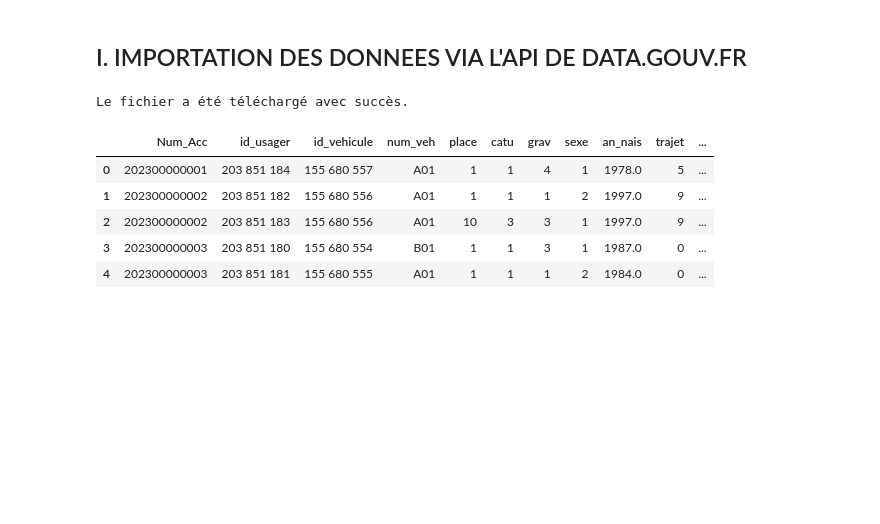
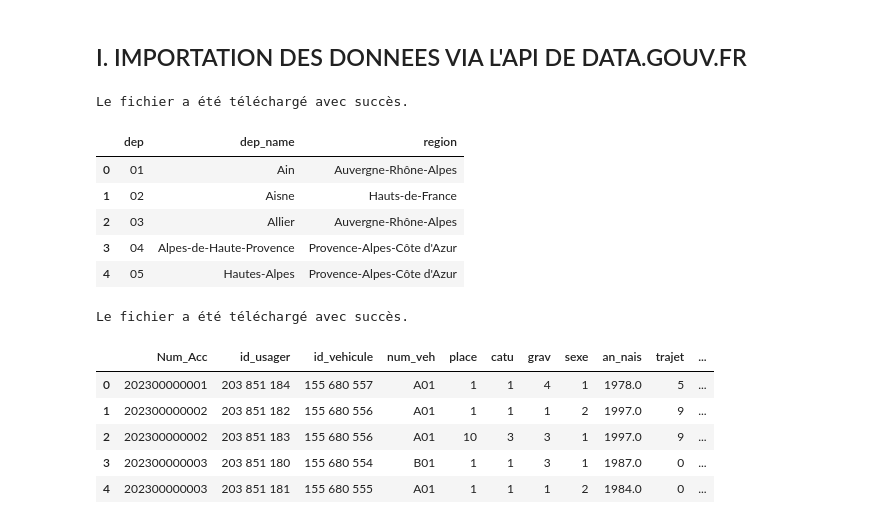
Before and after one commit to celineferbach/Projet-accidents-de-la-route, a Jupyter notebook: importation.ipynb, the cells around one changed output. Cells and saved outputs as stored; diff of their text form; code cells hidden in the pictures; blank space fills up the shorter version.

```diff
--- a/importation.ipynb
+++ b/importation.ipynb
@@ -38,6 +38,23 @@ def recuperer_donnees(dataset_id, fichier_csv):
     else:
         print("La requête a échoué. Code d'état:", response.status_code)
         return None
+# %%
+#Chargement du fichier de correspondance region-departement
+
+dataset_id = "987227fb-dcb2-429e-96af-8979f97c9c84"
+fichier_csv = "departements-region.csv"
+
+df_region_dep = recuperer_donnees(dataset_id,fichier_csv)
+df_region_dep = df_region_dep.rename(columns={'num_dep': 'dep', 'region_name':'region'})
+df_region_dep.head()
+# %% [output]
+Le fichier a été téléchargé avec succès.
+|  | dep | dep_name | region |
+| 0 | 01 | Ain | Auvergne-Rhône-Alpes |
+| 1 | 02 | Aisne | Hauts-de-France |
+| 2 | 03 | Allier | Auvergne-Rhône-Alpes |
+| 3 | 04 | Alpes-de-Haute-Provence | Provence-Alpes-Côte d'Azur |
+| 4 | 05 | Hautes-Alpes | Provence-Alpes-Côte d'Azur |
 # %%
 # Chargement du fichier des usagers
 
```
Also changed, not shown: parts of 14 cells of this notebook, 1 other file.
